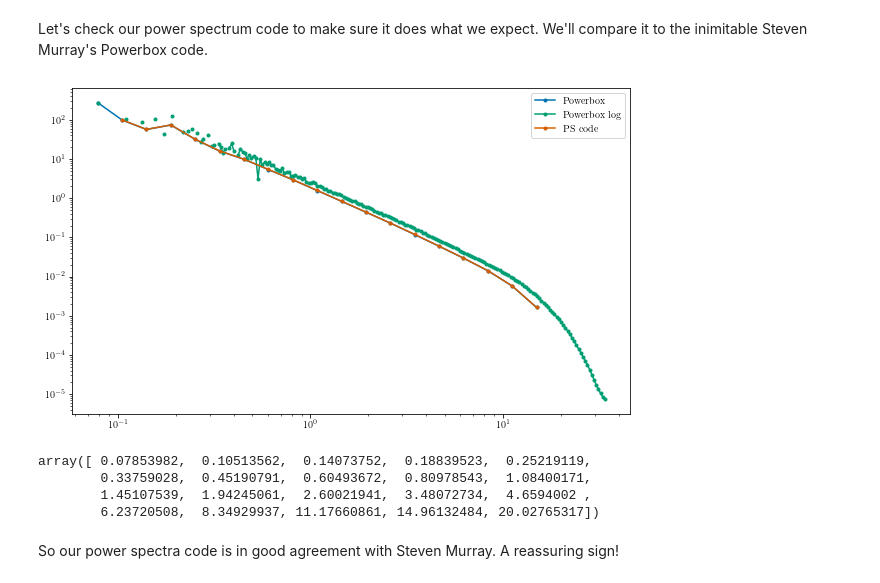
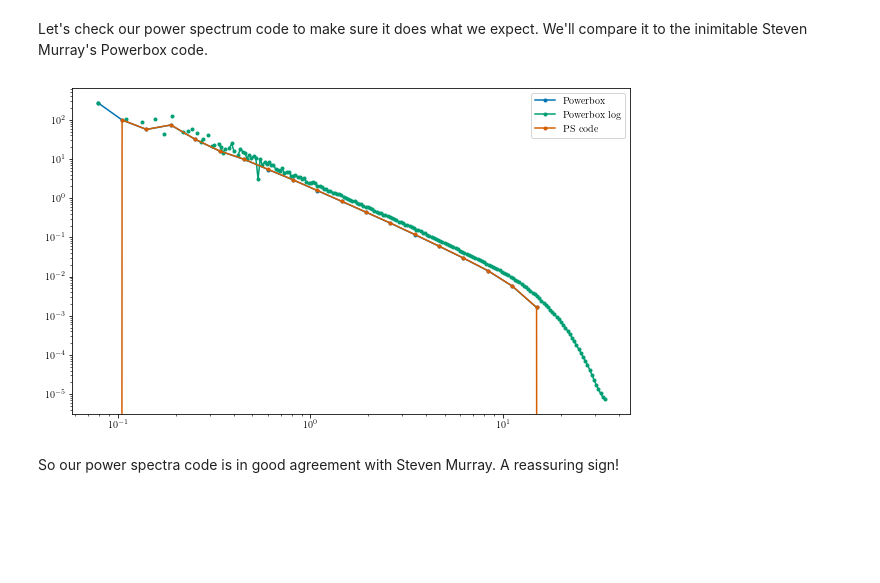
Before and after one commit to lisaleemcb/deprism, a Jupyter notebook: generate_spectra.ipynb, the cells around one changed output. Cells and saved outputs as stored; diff of their text form; code cells hidden in the pictures; blank space fills up the shorter version.

```diff
--- a/generate_spectra.ipynb
+++ b/generate_spectra.ipynb
@@ -80,0 +78,2 @@ min resolution: k= 0.07853981633974483
+# %%
+matter_pspec = np.load('matter_pspec.npz')
@@ -81,3 +84,6 @@ min resolution: k= 0.07853981633974483
+# %%
+k = matter_pspec['k']
+P_m = matter_pspec['P_m']
 # %% [markdown]
 ### Checking power spectrum code with Powerbox
 # %% [markdown]
@@ -86,7 +92,7 @@ Let's check our power spectrum code to make sure it does what we expect. We'll c
 from powerbox import get_power
 
 p_k_field, bins_field = get_power(delta, box_size,
-                                    bins=k_log, bin_ave=False,
+                                    bins=k, bin_ave=False,
                                     vol_normalised_power=True)
 # %%
 p_k_field_log, bins_field_log = get_power(delta, box_size, log_bins=True, bin_ave=False,
@@ -94,22 +100,15 @@ p_k_field_log, bins_field_log = get_power(delta, box_size, log_bins=True, bin_av
 # %%
 fig = plt.subplots(figsize=(10,6))
 
 plt.plot(bins_field[:-1], p_k_field,label="Powerbox", marker='.')
 plt.plot(bins_field_log[:-1], p_k_field_log, label="Powerbox log", marker='.', ls='-')
-plt.plot(k_log[1:-1], density_pspec_log[1:-1],label="PS code", marker='.')
+plt.plot(k, P_m,label="PS code", marker='.')
 
 plt.legend()
 plt.xscale('log')
 plt.yscale('log')
 # %% [output]
-[figure, old version]
+[figure, new version]
-# %%
-k_log
-# %% [output]
-array([ 0.07853982,  0.10513562,  0.14073752,  0.18839523,  0.25219119,
-        0.33759028,  0.45190791,  0.60493672,  0.80978543,  1.08400171,
-        1.45107539,  1.94245061,  2.60021941,  3.48072734,  4.6594002 ,
-        6.23720508,  8.34929937, 11.17660861, 14.96132484, 20.02765317])
 # %% [markdown]
 So our power spectra code is in good agreement with Steven Murray.  A reassuring sign!
 # %% [markdown]
```
Also changed, not shown: parts of 262 cells of this notebook, 4 other files.
